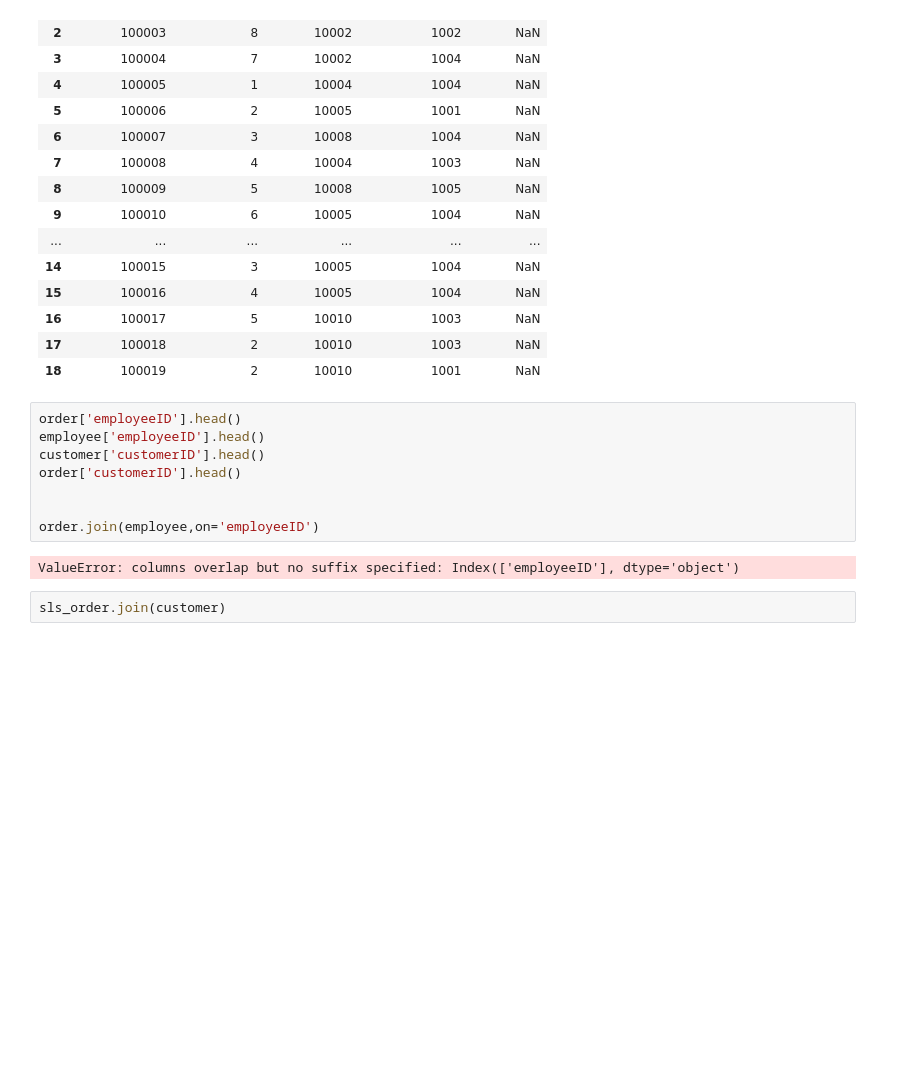
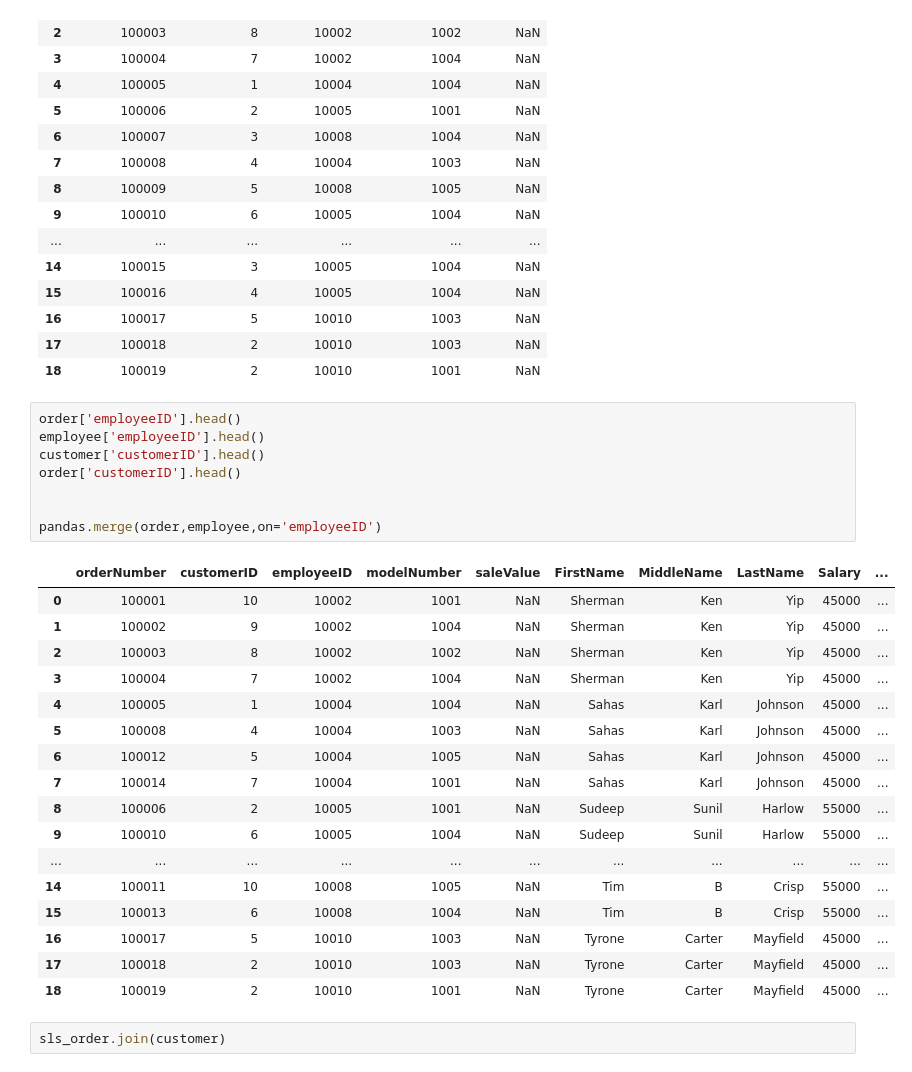
Before and after one commit to eleefoley/CS_425_ERP_App, a Jupyter notebook: notebooks/Problem_Exploration.ipynb, the cells around one changed output. Drawn from its saved outputs; the diff is of its cells as text; blank space fills up the shorter version.

```diff
--- a/notebooks/Problem_Exploration.ipynb
+++ b/notebooks/Problem_Exploration.ipynb
@@ -135,13 +140,29 @@ order
 # %%
 order['employeeID'].head()
 employee['employeeID'].head()
 customer['customerID'].head()
 order['customerID'].head()
 
 
-order.join(employee,on='employeeID')
+pandas.merge(order,employee,on='employeeID')
 # %% [output]
-ValueError: columns overlap but no suffix specified: Index(['employeeID'], dtype='object')
+|  | orderNumber | customerID | employeeID | modelNumber | saleValue | FirstName | MiddleName | LastName | Salary | ... |
+| 0 | 100001 | 10 | 10002 | 1001 | NaN | Sherman | Ken | Yip | 45000 | ... |
+| 1 | 100002 | 9 | 10002 | 1004 | NaN | Sherman | Ken | Yip | 45000 | ... |
+| 2 | 100003 | 8 | 10002 | 1002 | NaN | Sherman | Ken | Yip | 45000 | ... |
+| 3 | 100004 | 7 | 10002 | 1004 | NaN | Sherman | Ken | Yip | 45000 | ... |
+| 4 | 100005 | 1 | 10004 | 1004 | NaN | Sahas | Karl | Johnson | 45000 | ... |
+| 5 | 100008 | 4 | 10004 | 1003 | NaN | Sahas | Karl | Johnson | 45000 | ... |
+| 6 | 100012 | 5 | 10004 | 1005 | NaN | Sahas | Karl | Johnson | 45000 | ... |
+| 7 | 100014 | 7 | 10004 | 1001 | NaN | Sahas | Karl | Johnson | 45000 | ... |
+| 8 | 100006 | 2 | 10005 | 1001 | NaN | Sudeep | Sunil | Harlow | 55000 | ... |
+| 9 | 100010 | 6 | 10005 | 1004 | NaN | Sudeep | Sunil | Harlow | 55000 | ... |
+| ... | ... | ... | ... | ... | ... | ... | ... | ... | ... | ... |
+| 14 | 100011 | 10 | 10008 | 1005 | NaN | Tim | B | Crisp | 55000 | ... |
+| 15 | 100013 | 6 | 10008 | 1004 | NaN | Tim | B | Crisp | 55000 | ... |
+| 16 | 100017 | 5 | 10010 | 1003 | NaN | Tyrone | Carter | Mayfield | 45000 | ... |
+| 17 | 100018 | 2 | 10010 | 1003 | NaN | Tyrone | Carter | Mayfield | 45000 | ... |
+| 18 | 100019 | 2 | 10010 | 1001 | NaN | Tyrone | Carter | Mayfield | 45000 | ... |
 # %%
 sls_order.join(customer)
 # %% [output]
```
Also changed, not shown: parts of 4 cells of this notebook.
